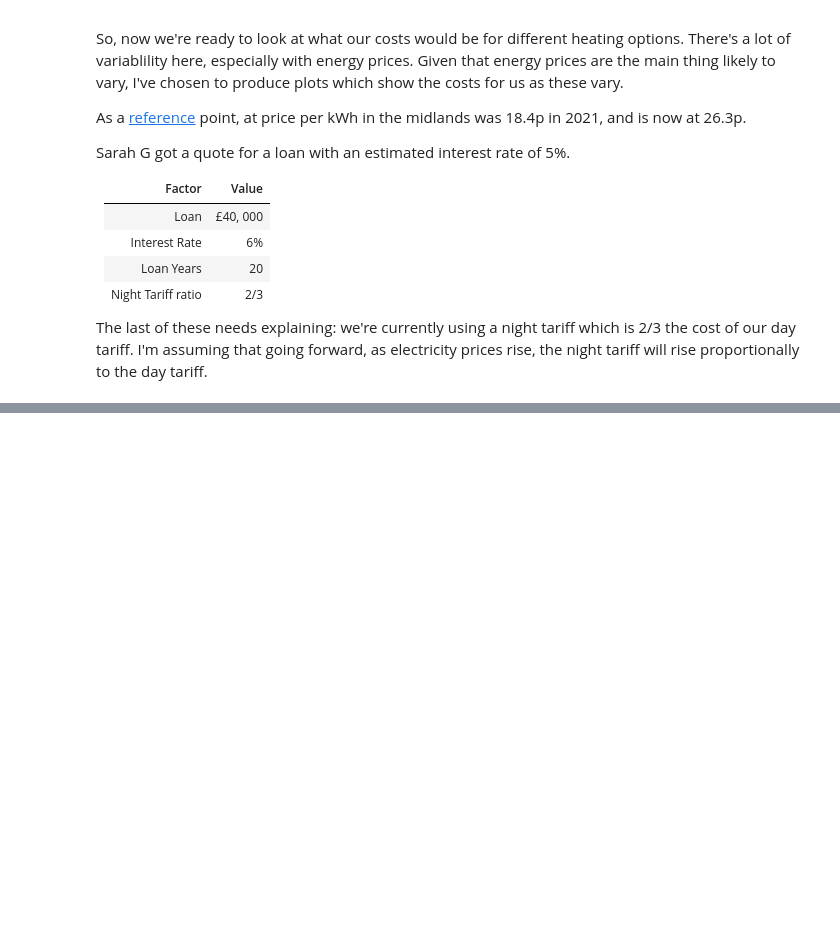
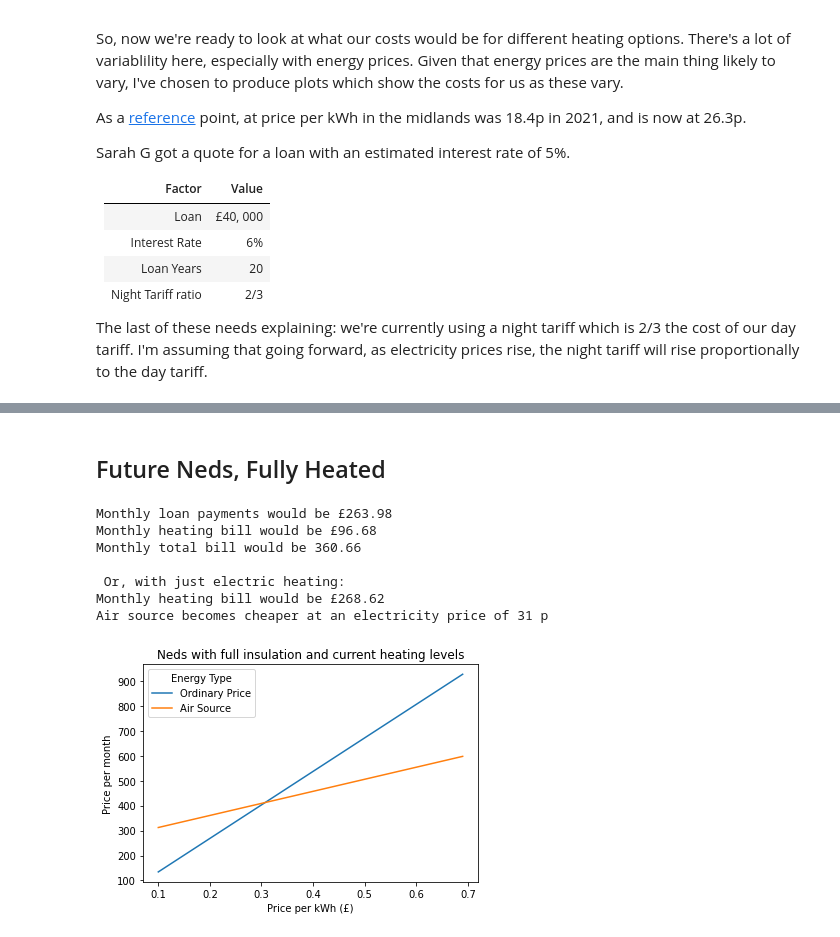
Before and after one commit to DanGoldwater/Neds_Heating_Finance, a Jupyter notebook: notebook.ipynb, the cells around one changed output, grey strips where cells are left out. Drawn from its saved outputs; the diff is of its cells as text; code cells hidden in the pictures; blank space fills up the shorter version.

```diff
--- a/notebook.ipynb
+++ b/notebook.ipynb
@@ -124,0 +152,17 @@ Monthly heating bill would be £252.78
+# %% [markdown]
+## Future Neds, Fully Heated
+# %%
+p1= make_scenario_electricity_plot(Neds_future_full_heat)
+p1.set_title('Neds with full insulation and current heating levels')
+Neds_future_full_heat.electricity_price = basic_electric_price
+Neds_future_full_heat.give_summary()
+print(f'Air source becomes cheaper at an electricity price of {find_crossing_price(Neds_future_full_heat)*100:.0f} p')
+# %% [output]
+Monthly loan payments would be £263.98
+Monthly heating bill would be £96.68
+Monthly total bill would be 360.66
+
+ Or, with just electric heating:
+Monthly heating bill would be £268.62
+Air source becomes cheaper at an electricity price of 31 p
+[figure, added]
```
Also changed, not shown: parts of 5 cells of this notebook, 3 other files.
